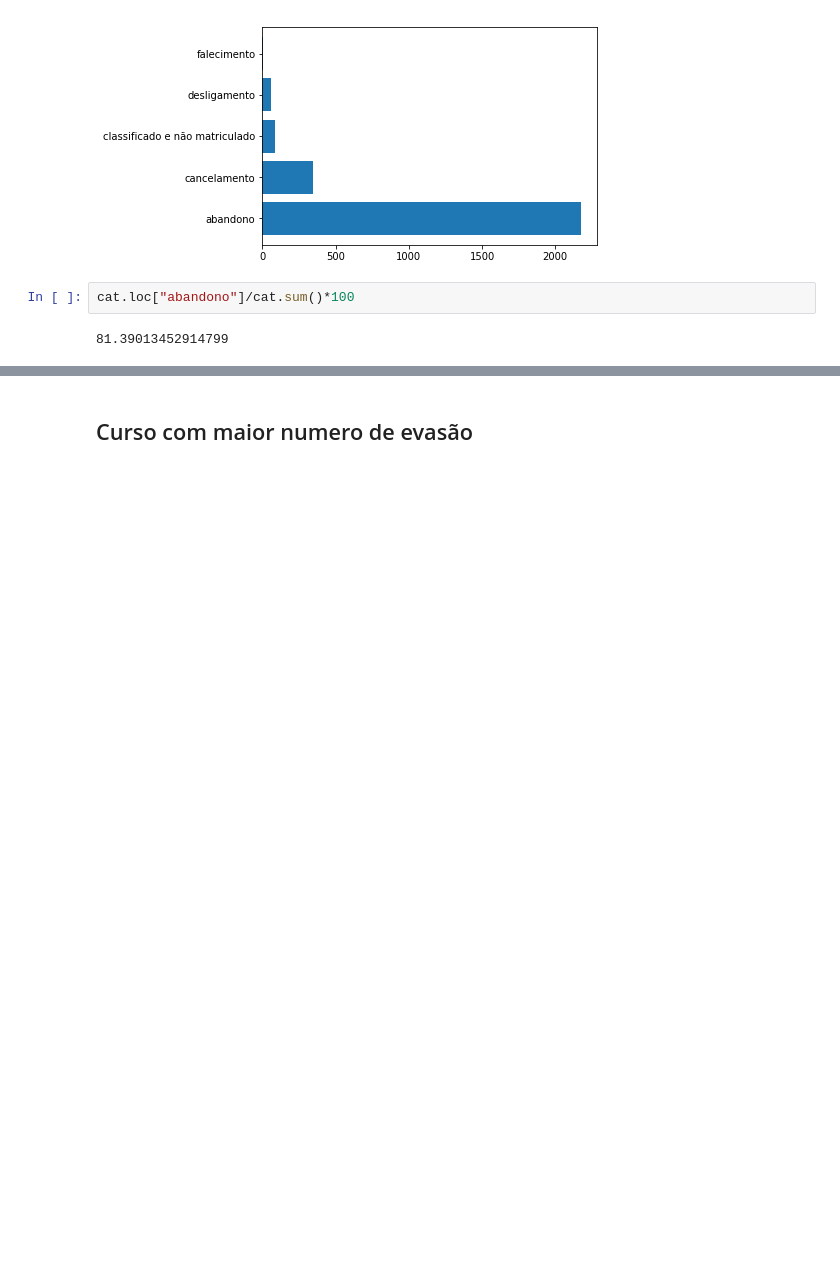
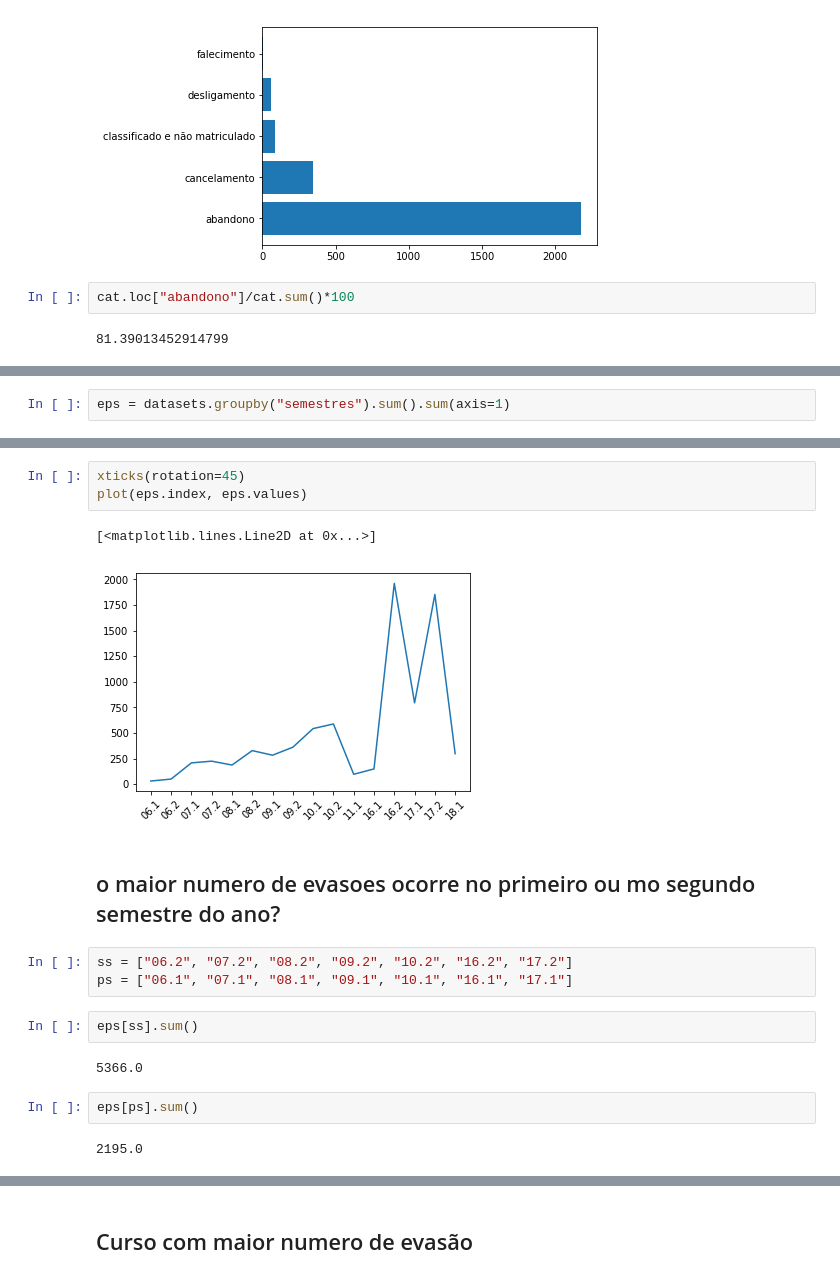
Before and after one commit to wesferr/AnaliseDeEvasaoUnipampa, a Jupyter notebook: TrabalhoIndex.ipynb, the cells around one changed output, grey strips where cells are left out. Drawn from its saved outputs; the diff is of its cells as text; blank space fills up the shorter version.

```diff
--- a/TrabalhoIndex.ipynb
+++ b/TrabalhoIndex.ipynb
@@ -421,0 +411,2 @@ cat.loc["abandono"]/cat.sum()*100
+# %%
+eps = datasets.groupby("semestres").sum().sum(axis=1)
@@ -421,0 +423,19 @@ cat.loc["abandono"]/cat.sum()*100
+# %%
+xticks(rotation=45)
+plot(eps.index, eps.values)
+# %% [output]
+[<matplotlib.lines.Line2D at 0x...>]
+[figure, added]
+# %% [markdown]
+## o maior numero de evasoes ocorre no primeiro ou mo segundo semestre do ano?
+# %%
+ss = ["06.2", "07.2", "08.2", "09.2", "10.2", "16.2", "17.2"]
+ps = ["06.1", "07.1", "08.1", "09.1", "10.1", "16.1", "17.1"]
+# %%
+eps[ss].sum()
+# %% [output]
+5366.0
+# %%
+eps[ps].sum()
+# %% [output]
+2195.0
```
Also changed, not shown: parts of 23 cells of this notebook.
